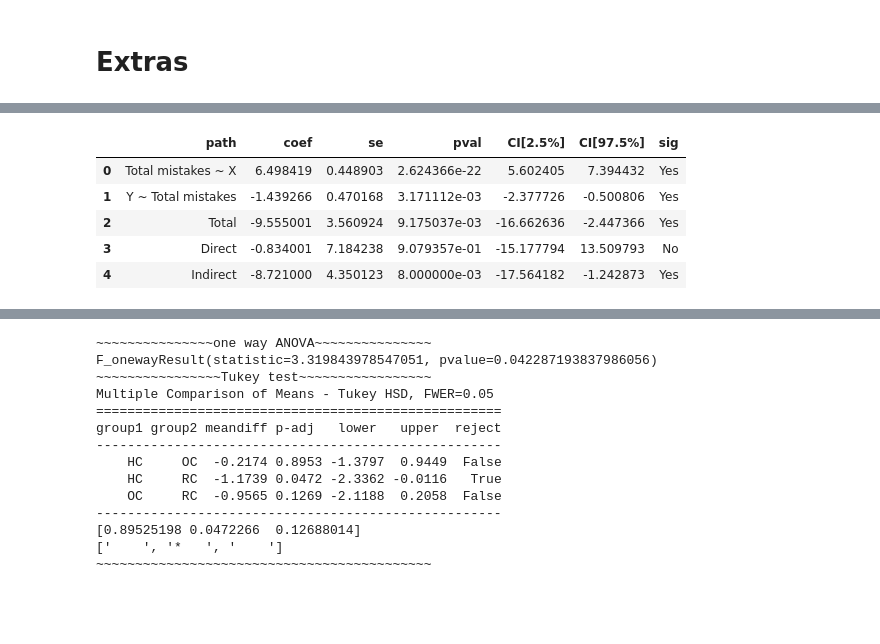
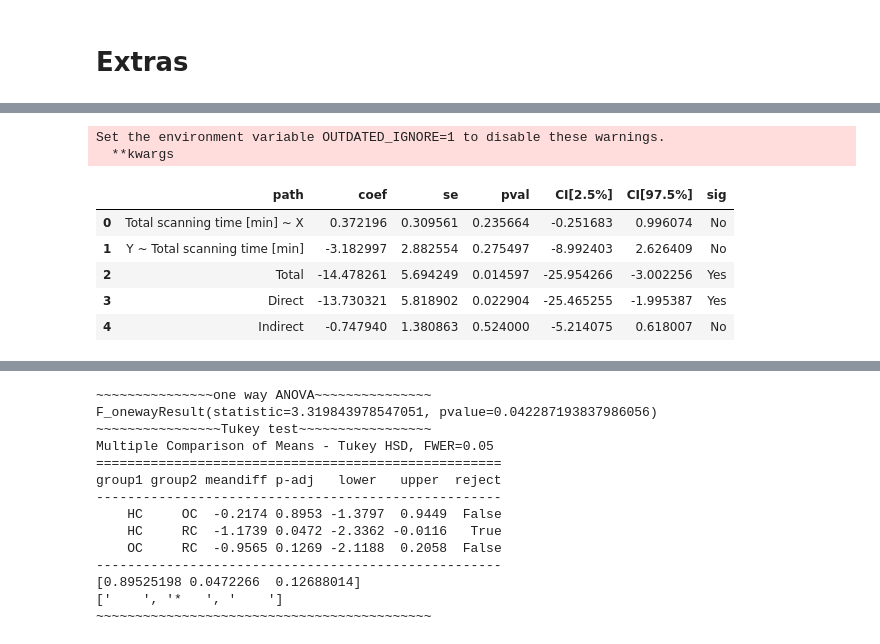
Before and after one commit to Joao-Tiago-Almeida/HRI2023---Conference-Paper, a Jupyter notebook: main.ipynb, the cells around one changed output, grey strips where cells are left out. Drawn from its saved outputs; the diff is of its cells as text; code cells hidden in the pictures; blank space fills up the shorter version.

```diff
--- a/main.ipynb
+++ b/main.ipynb
@@ -338,9 +543,13 @@ Set the environment variable OUTDATED_IGNORE=1 to disable these warnings.
-# %%
-mediation_analysis(data=df.fillna(0), x='Total scanning time [min]', m='Total mistakes', y='Number of sentences read')
-# %% [output]
-|  | path | coef | se | pval | CI[2.5%] | CI[97.5%] | sig |
-| 0 | Total mistakes ~ X | 6.498419 | 0.448903 | 2.624366e-22 | 5.602405 | 7.394432 | Yes |
-| 1 | Y ~ Total mistakes | -1.439266 | 0.470168 | 3.171112e-03 | -2.377726 | -0.500806 | Yes |
-| 2 | Total | -9.555001 | 3.560924 | 9.175037e-03 | -16.662636 | -2.447366 | Yes |
-| 3 | Direct | -0.834001 | 7.184238 | 9.079357e-01 | -15.177794 | 13.509793 | No |
-| 4 | Indirect | -8.721000 | 4.350123 | 8.000000e-03 | -17.564182 | -1.242873 | Yes |
+# %%
+df_aux = df[df["Condition"]!="HC"][["Condition", "Total scanning time [min]", "Number of sentences read"]].fillna(0).copy()
+df_aux["Condition"] = df_aux["Condition"].replace(["RC", "OC"], [1, 0])
+mediation_analysis(data=df_aux.fillna(0), x='Condition', m='Total scanning time [min]', y='Number of sentences read')
+# %% [output]
+Set the environment variable OUTDATED_IGNORE=1 to disable these warnings.
+  **kwargs
+|  | path | coef | se | pval | CI[2.5%] | CI[97.5%] | sig |
+| 0 | Total scanning time [min] ~ X | 0.372196 | 0.309561 | 0.235664 | -0.251683 | 0.996074 | No |
+| 1 | Y ~ Total scanning time [min] | -3.182997 | 2.882554 | 0.275497 | -8.992403 | 2.626409 | No |
+| 2 | Total | -14.478261 | 5.694249 | 0.014597 | -25.954266 | -3.002256 | Yes |
+| 3 | Direct | -13.730321 | 5.818902 | 0.022904 | -25.465255 | -1.995387 | Yes |
+| 4 | Indirect | -0.747940 | 1.380863 | 0.524000 | -5.214075 | 0.618007 | No |
```
Also changed, not shown: parts of 31 cells of this notebook, 9 other files.
